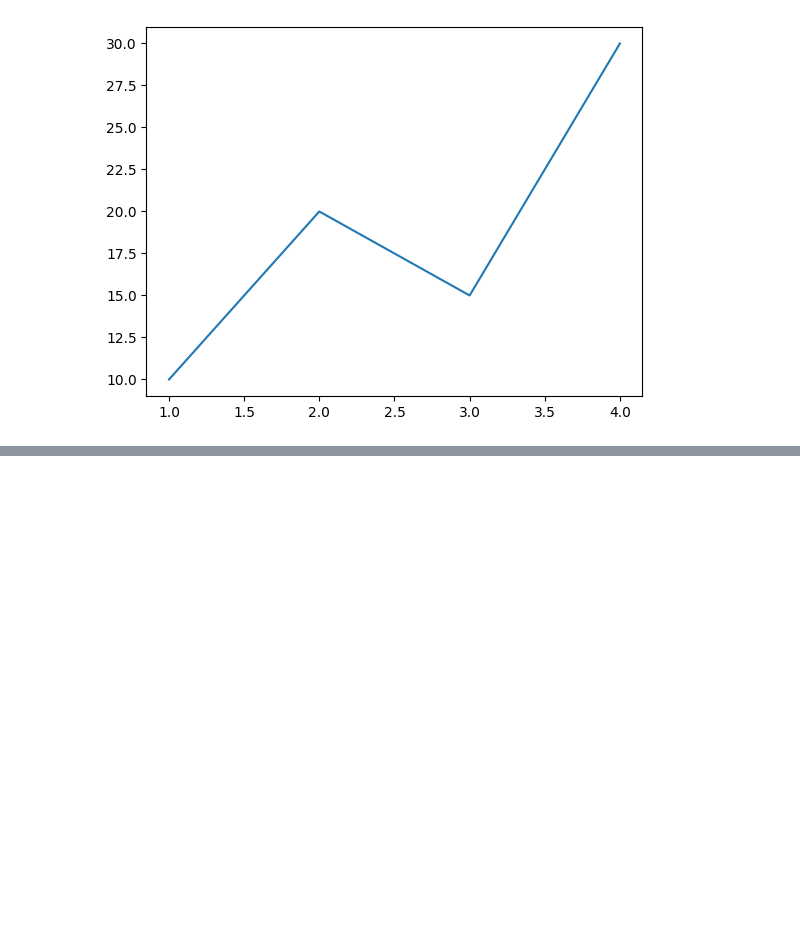
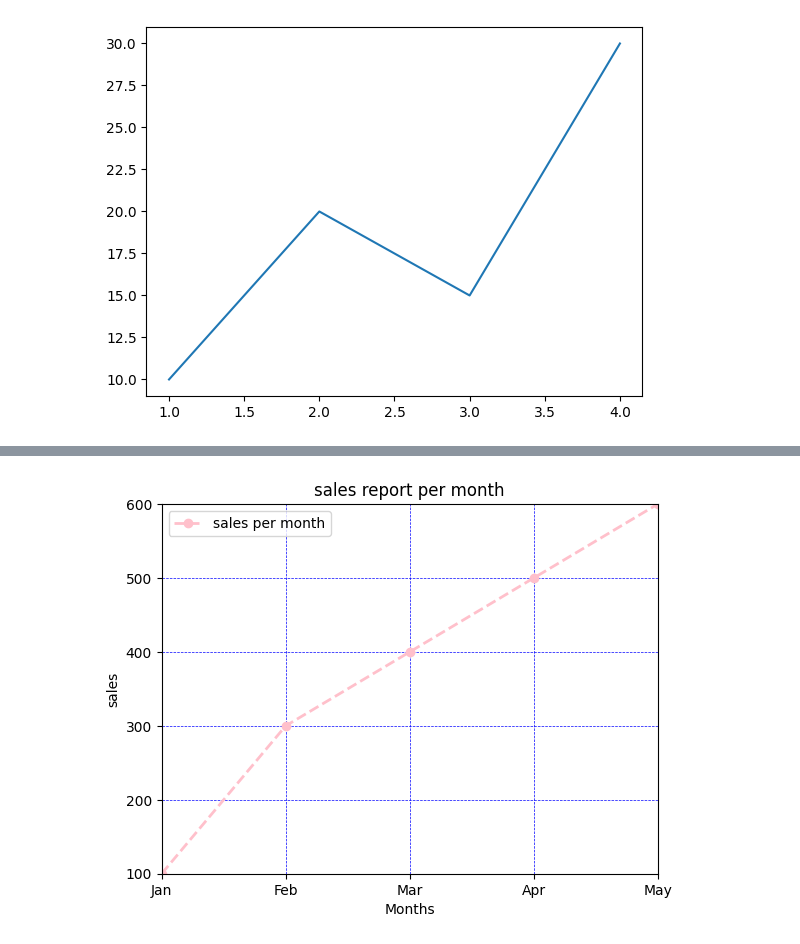
Before and after one commit to salonish011/datascience-notes, a Jupyter notebook: matplotlib.ipynb, the cells around one changed output, grey strips where cells are left out. Cells and saved outputs as stored; diff of their text form; code cells hidden in the pictures; blank space fills up the shorter version.

```diff
--- a/matplotlib.ipynb
+++ b/matplotlib.ipynb
@@ -12,0 +45,20 @@ plt.plot(x,y)
+# %%
+import matplotlib.pyplot as plt
+
+#plt.plot(x,y,color='colour_name', linestyle='line_style', linewidth='value', marker='marker symbol', label='label_name') parameters of plot.
+
+months= [1,2,3,4,5]
+sales=[100,300,400,500,600]
+
+plt.plot(months,sales, color='pink', linestyle='dashed', linewidth=2, marker ='o', label='sales per month')
+plt.xlabel('Months')
+plt.ylabel('sales')
+plt.title('sales report per month')
+plt.legend(loc='upper left',fontsize=10)
+plt.grid(color='blue',linestyle='--',linewidth=0.5)
+plt.xlim(1,5)
+plt.ylim(100,600)
+plt.xticks([1,2,3,4,5],['Jan','Feb','Mar','Apr','May'])
+plt.show()
+# %% [output]
+[figure, added]
```
Also changed, not shown: parts of 7 cells of this notebook.
